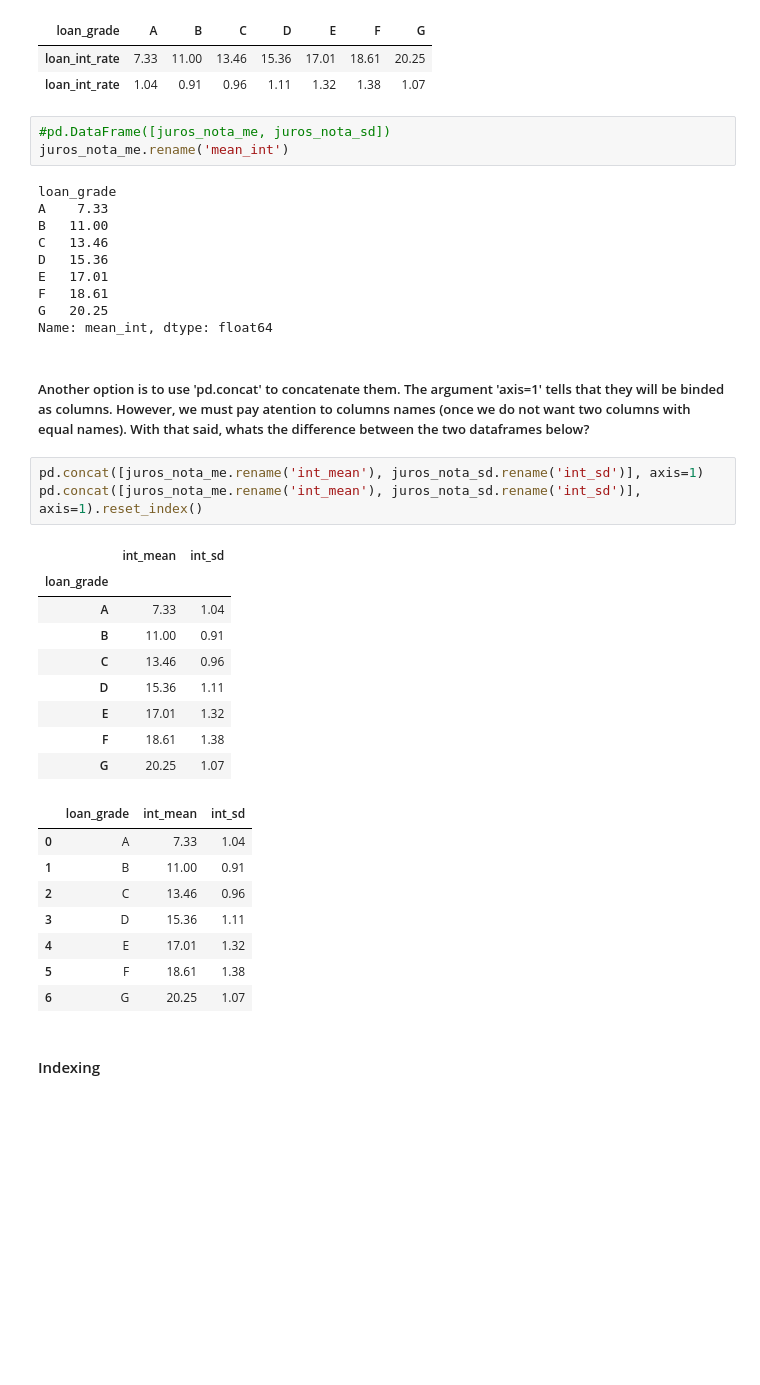
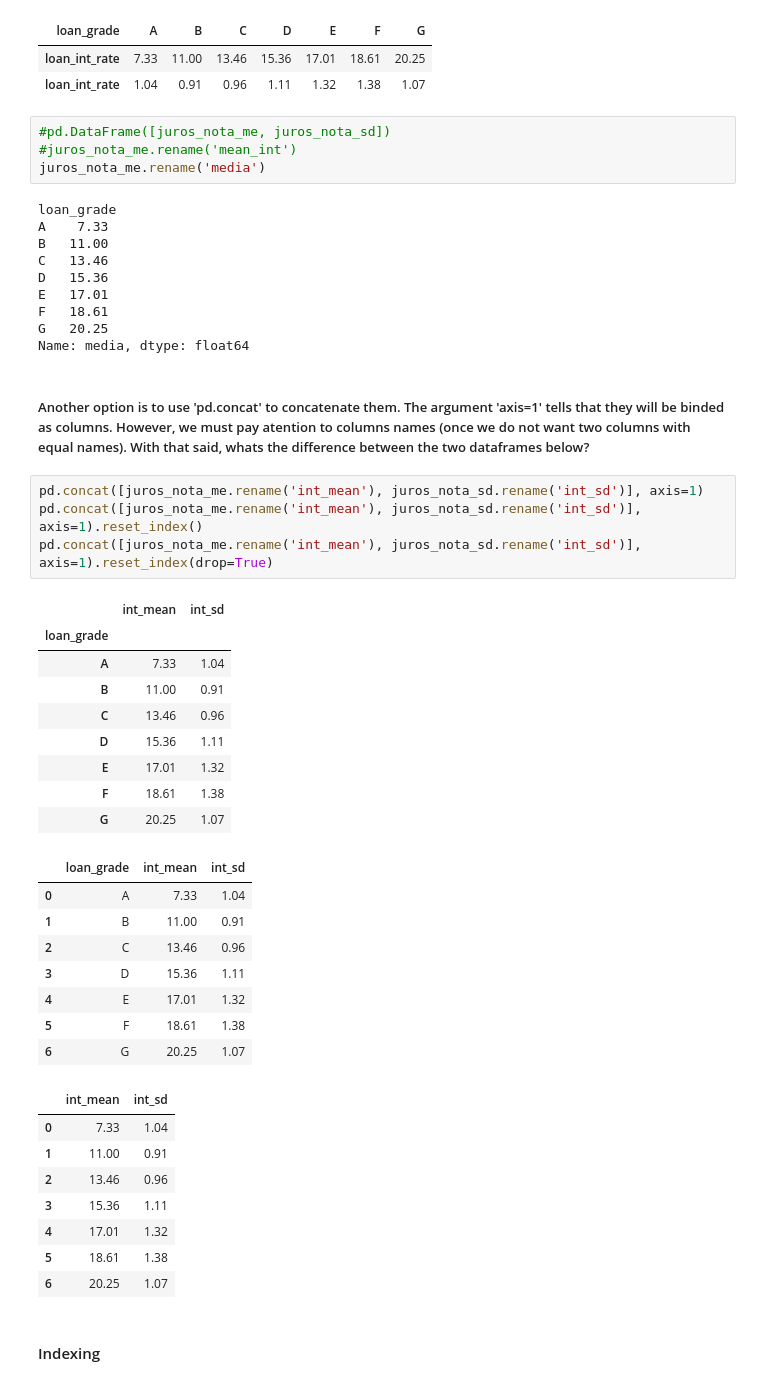
Before and after one commit to Cayan-Portela/TCF, a Jupyter notebook: 01_pandas.ipynb, the cells around one changed output. Drawn from its saved outputs; the diff is of its cells as text; blank space fills up the shorter version.

```diff
--- a/01_pandas.ipynb
+++ b/01_pandas.ipynb
@@ -265,7 +272,8 @@ pd.DataFrame([juros_nota_me, juros_nota_sd])
 | loan_int_rate | 1.04 | 0.91 | 0.96 | 1.11 | 1.32 | 1.38 | 1.07 |
 # %%
 #pd.DataFrame([juros_nota_me, juros_nota_sd])
-juros_nota_me.rename('mean_int')
+#juros_nota_me.rename('mean_int')
+juros_nota_me.rename('media')
 # %% [output]
 loan_grade
 A    7.33
@@ -275,30 +283,39 @@ D   15.36
 E   17.01
 F   18.61
 G   20.25
-Name: mean_int, dtype: float64
+Name: media, dtype: float64
 # %% [markdown]
 ##### Another option is to use 'pd.concat' to concatenate them. The argument 'axis=1' tells that they will be binded as columns. However, we must pay atention to columns names (once we do not want two columns with equal names). With that said, whats the difference between the two dataframes below?
 # %%
 pd.concat([juros_nota_me.rename('int_mean'), juros_nota_sd.rename('int_sd')], axis=1)
 pd.concat([juros_nota_me.rename('int_mean'), juros_nota_sd.rename('int_sd')], axis=1).reset_index()
+pd.concat([juros_nota_me.rename('int_mean'), juros_nota_sd.rename('int_sd')], axis=1).reset_index(drop=True)
 # %% [output]
 |  | int_mean | int_sd |
 | loan_grade |  |  |
 | A | 7.33 | 1.04 |
 | B | 11.00 | 0.91 |
 | C | 13.46 | 0.96 |
 | D | 15.36 | 1.11 |
 | E | 17.01 | 1.32 |
 | F | 18.61 | 1.38 |
 | G | 20.25 | 1.07 |
 |  | loan_grade | int_mean | int_sd |
 | 0 | A | 7.33 | 1.04 |
 | 1 | B | 11.00 | 0.91 |
 | 2 | C | 13.46 | 0.96 |
 | 3 | D | 15.36 | 1.11 |
 | 4 | E | 17.01 | 1.32 |
 | 5 | F | 18.61 | 1.38 |
 | 6 | G | 20.25 | 1.07 |
+|  | int_mean | int_sd |
+| 0 | 7.33 | 1.04 |
+| 1 | 11.00 | 0.91 |
+| 2 | 13.46 | 0.96 |
+| 3 | 15.36 | 1.11 |
+| 4 | 17.01 | 1.32 |
+| 5 | 18.61 | 1.38 |
+| 6 | 20.25 | 1.07 |
 # %% [markdown]
 #### Indexing
 # %% [markdown]
```
Also changed, not shown: parts of 16 cells of this notebook, 1 other file.
